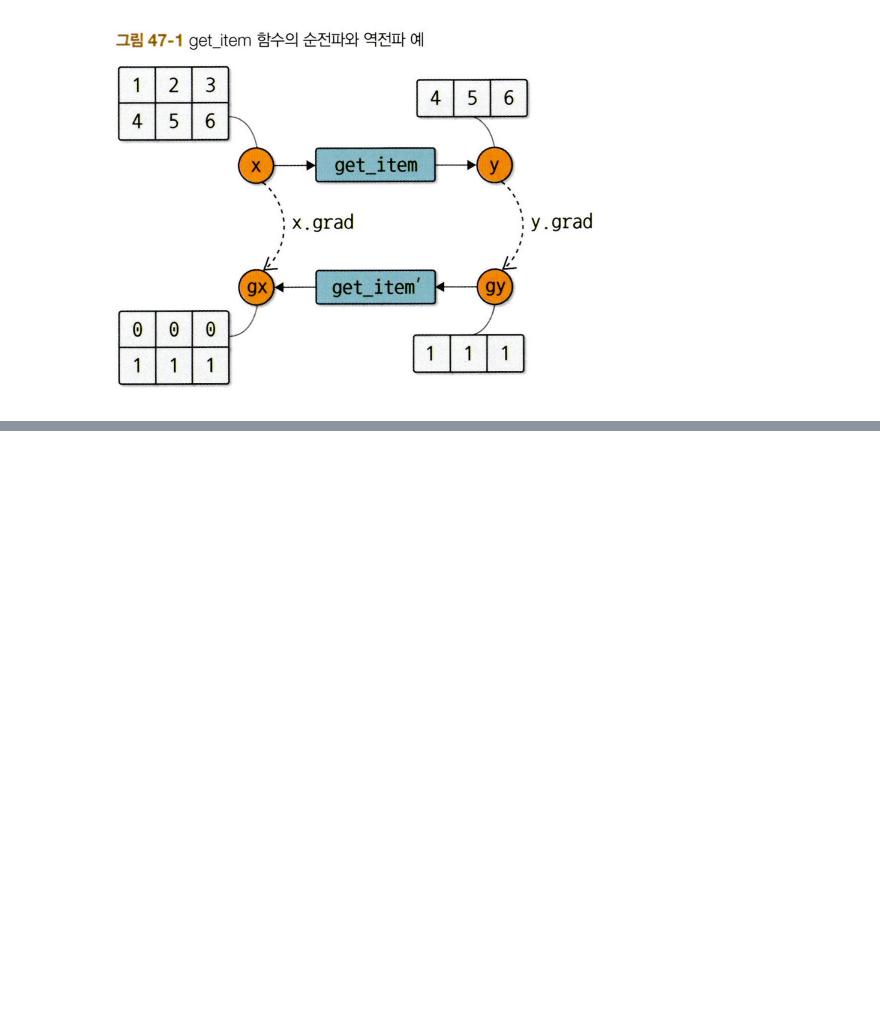
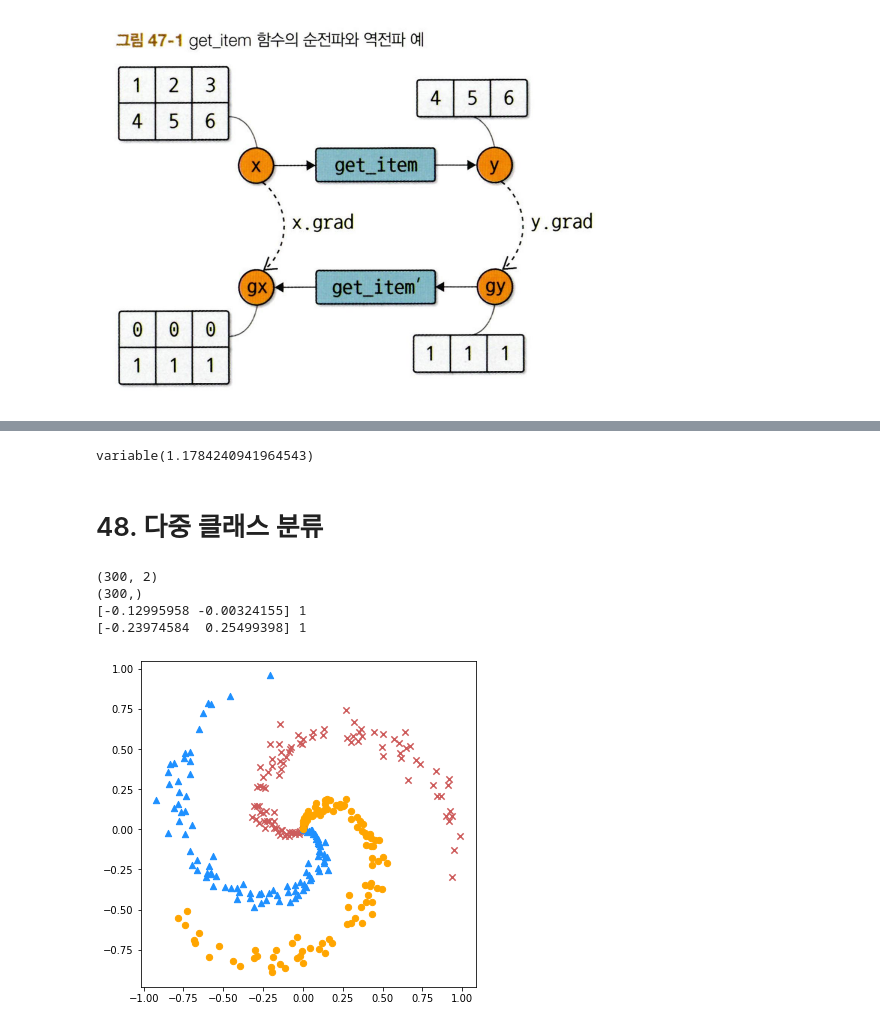
Before and after one commit to mintseok/MachineLearning, a Jupyter notebook: Deep_Learning_From_Scratch_3/제4고지.ipynb, the cells around one changed output, grey strips where cells are left out. Saved outputs shown, nothing was run; the diff lists cells and outputs as text; code cells hidden in the pictures; blank space fills up the shorter version.

```diff
--- a/Deep_Learning_From_Scratch_3/제4고지.ipynb
+++ b/Deep_Learning_From_Scratch_3/제4고지.ipynb
@@ -986,0 +1060,35 @@ variable([[0 0 0]
+# %%
+x = np.array([[0.2, -0.4], [0.3, 0.5], [1.3, -3.2], [2.1, 0.3]])
+t = np.array([2, 0, 1, 0])
+y = model(x)
+loss = F.softmax_cross_entropy_simple(y, t)
+print(loss)
+# %% [output]
+variable(1.1784240941964543)
+# %% [markdown]
+# 48. 다중 클래스 분류
+# %%
+import dezero
+x, t = dezero.datasets.get_spiral(train=True)
+print(x.shape)
+print(t.shape)
+
+print(x[10], t[10])
+print(x[11], t[11])
+# %% [output]
+(300, 2)
+(300,)
+[-0.12995958 -0.00324155] 1
+[-0.23974584  0.25499398] 1
+# %%
+import matplotlib.pyplot as plt
+N = 100
+CLS_NUM = 3
+markers = ['o', 'x', '^']
+colors = ['orange', 'indianred', 'dodgerblue']
+plt.figure(figsize=(6,6))
+for i in range(300):
+  plt.scatter(x[i, 0], x[i, 1], s=40, marker=markers[t[i]], color=colors[t[i]])
+plt.show()
+# %% [output]
+[figure, added]
```
Also changed, not shown: parts of 34 cells of this notebook.
